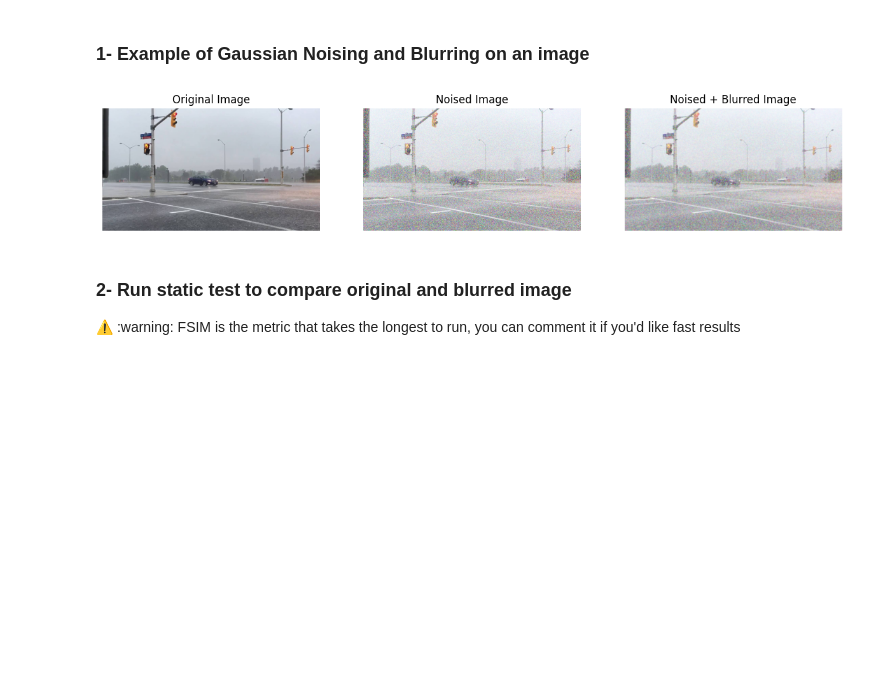
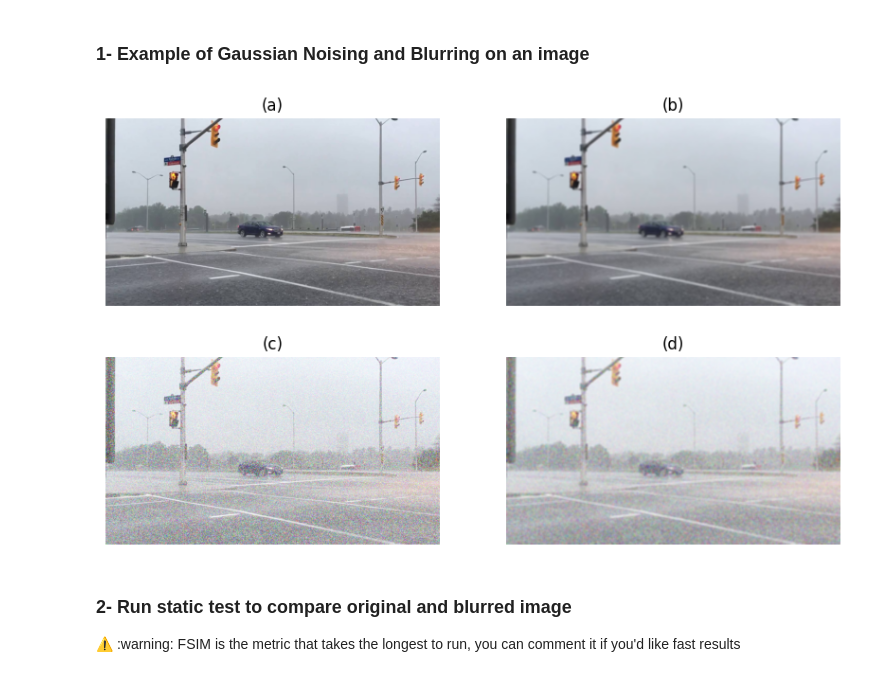
Before and after one commit to safouaneelg/copulasimilarity, a Jupyter notebook: Comparative_study_eval.ipynb, the cells around one changed output. Saved outputs shown, nothing was run; the diff lists cells and outputs as text; code cells hidden in the pictures; blank space fills up the shorter version.

Commit message:
Update visualization

```diff
--- a/Comparative_study_eval.ipynb
+++ b/Comparative_study_eval.ipynb
@@ -25,45 +25,54 @@ image_path = 'examples/image_test.jpg'
 image = cv2.imread(image_path)
 
 # Adding Gaussian noise to the image
 def add_gaussian_noise(image, mean=1, sigma=20):
     """Add Gaussian noise to an image."""
     gauss = np.random.normal(mean, sigma, image.shape).astype('uint8')
     noisy_image = cv2.add(image, gauss)
     return noisy_image
 
 # Blurring the image using Gaussian Blur
-def apply_gaussian_blur(image, kernel_size=(5, 5), sigma=10):
+def apply_gaussian_blur(image, kernel_size=(9, 9), sigma=20):
     """Apply Gaussian Blur to an image."""
     blurred_image = cv2.GaussianBlur(image, kernel_size, sigma)
     return blurred_image
 
 # Create noised image
 noised_image = add_gaussian_noise(image, mean=2, sigma=10)
 
 # Create blurred image
-blurred_image = apply_gaussian_blur(noised_image)
+blurred_image = apply_gaussian_blur(image)
 
-# Display the original, noised, and blurred images
-plt.figure(figsize=(15, 5))
+# Create blur+noise image
+blurred_noised_image = apply_gaussian_blur(noised_image)
 
-plt.subplot(1, 3, 1)
-plt.title('Original Image')
+# Display the original, noised, blurred, and blurred+noised images
+plt.figure(figsize=(10, 6))
+
+plt.subplot(2, 2, 1)
+plt.title('(a)')
 plt.imshow(cv2.cvtColor(image, cv2.COLOR_BGR2RGB))  # Convert BGR to RGB for display
 plt.axis('off')
 
-plt.subplot(1, 3, 2)
-plt.title('Noised Image')
+plt.subplot(2, 2, 2)
+plt.title('(b)')
+plt.imshow(cv2.cvtColor(blurred_image, cv2.COLOR_BGR2RGB))  # Convert BGR to RGB for display
+plt.axis('off')
+
+plt.subplot(2, 2, 3)
+plt.title('(c)')
 plt.imshow(cv2.cvtColor(noised_image, cv2.COLOR_BGR2RGB))  # Convert BGR to RGB for display
 plt.axis('off')
 
-plt.subplot(1, 3, 3)
-plt.title('Noised + Blurred Image')
-plt.imshow(cv2.cvtColor(blurred_image, cv2.COLOR_BGR2RGB))  # Convert BGR to RGB for display
+plt.subplot(2, 2, 4)
+plt.title('(d)')
+plt.imshow(cv2.cvtColor(blurred_noised_image, cv2.COLOR_BGR2RGB))  # Convert BGR to RGB for display
 plt.axis('off')
 
+plt.savefig('visualization_noise_blur.pdf', format='pdf')
 plt.show()
 # %% [output]
-[figure, old version]
+[figure, new version]
 # %% [markdown]
 ### 2- Run static test to compare original and blurred image
 
```
Also changed, not shown: parts of 1 cell of this notebook.
